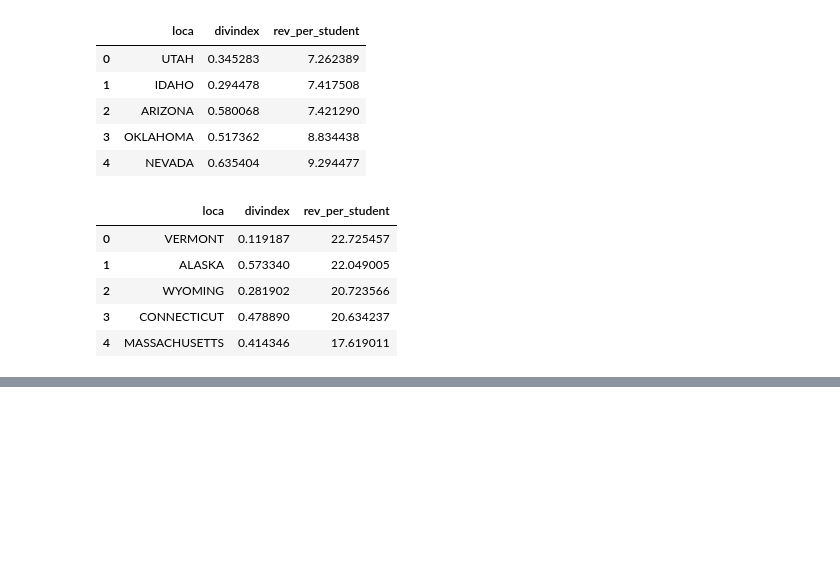
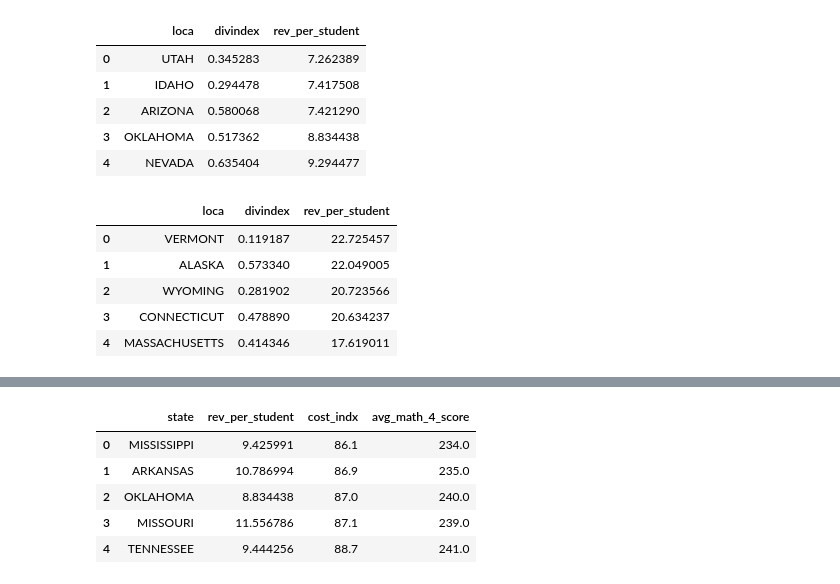
Before and after one commit to capflaum/ETL-Project, a Jupyter notebook: states_all.ipynb, the cells around one changed output, grey strips where cells are left out. Saved outputs shown, nothing was run; the diff lists cells and outputs as text; code cells hidden in the pictures; blank space fills up the shorter version.

```diff
--- a/states_all.ipynb
+++ b/states_all.ipynb
@@ -225,0 +297,10 @@ diversity_revenue.head()
+# %%
+revenue_living = pd.read_sql_query(query, con=engine)
+revenue_living.head()
+# %% [output]
+|  | state | rev_per_student | cost_indx | avg_math_4_score |
+| 0 | MISSISSIPPI | 9.425991 | 86.1 | 234.0 |
+| 1 | ARKANSAS | 10.786994 | 86.9 | 235.0 |
+| 2 | OKLAHOMA | 8.834438 | 87.0 | 240.0 |
+| 3 | MISSOURI | 11.556786 | 87.1 | 239.0 |
+| 4 | TENNESSEE | 9.444256 | 88.7 | 241.0 |
```
Also changed, not shown: parts of 10 cells of this notebook.
